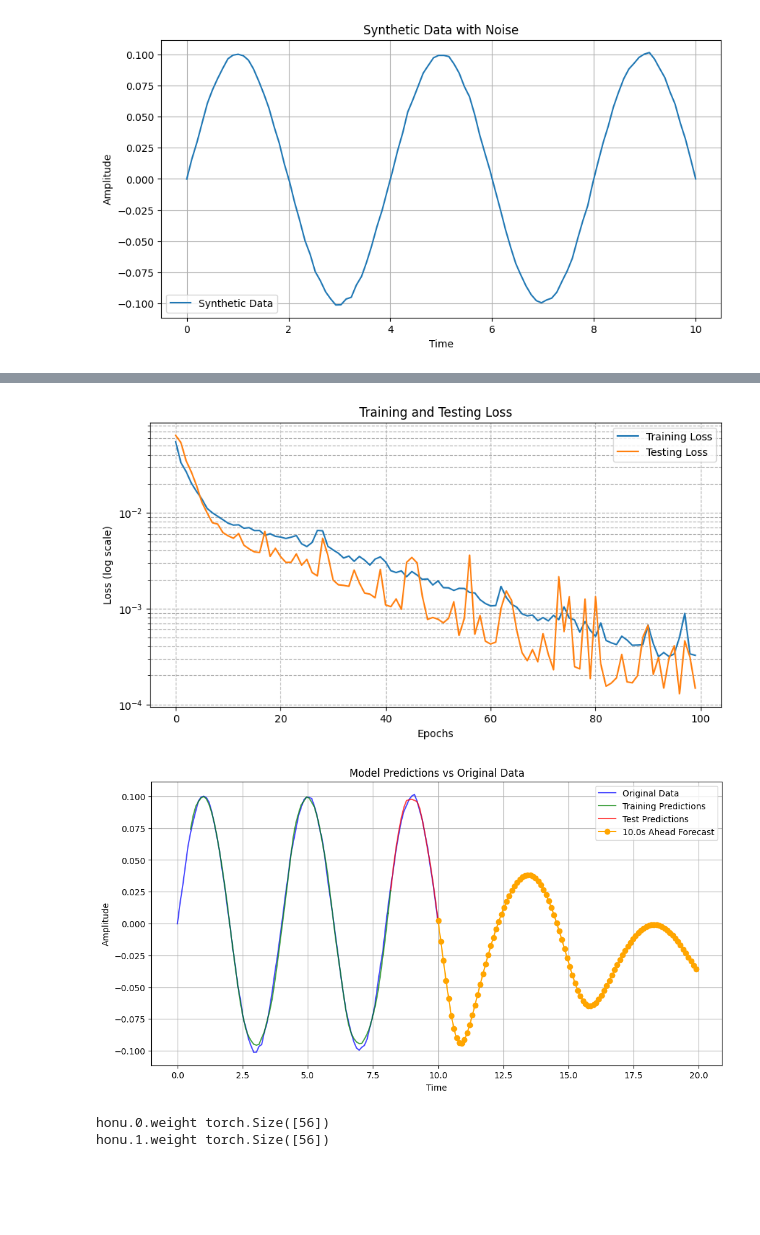
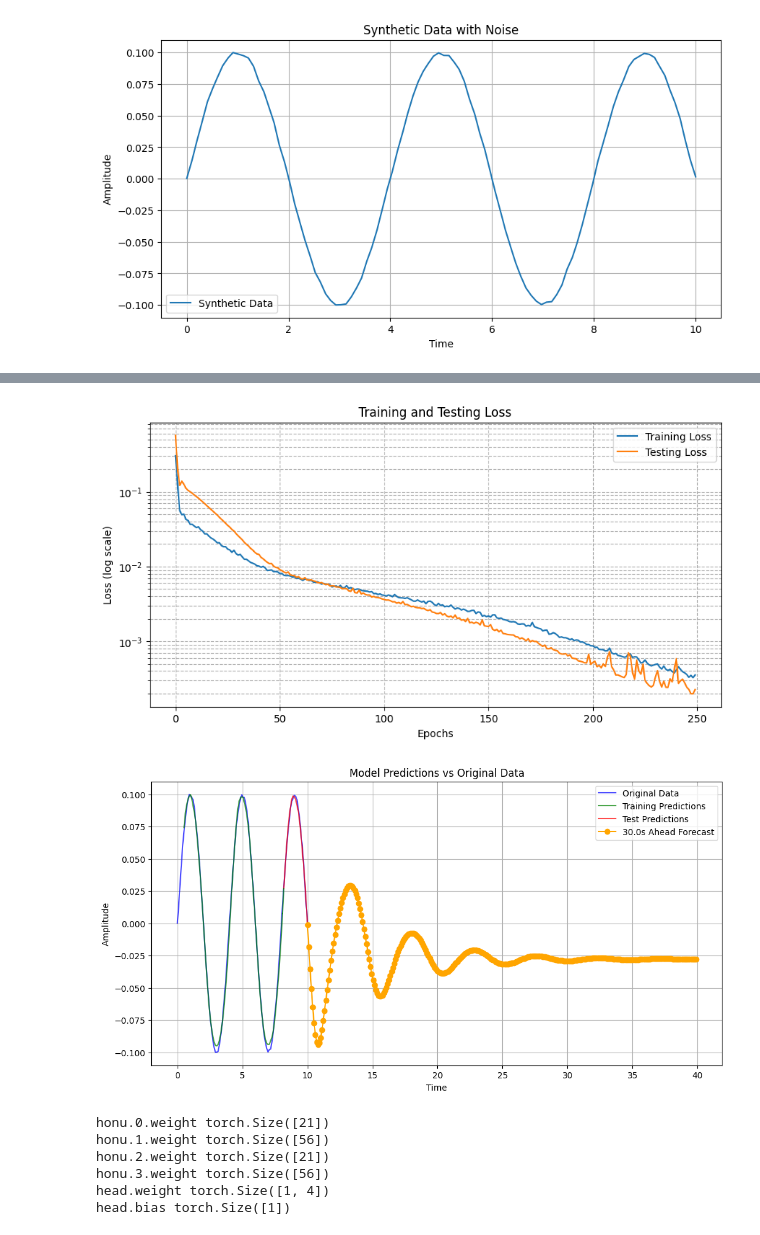
Before and after one commit to carnosi/ghonn_models_pytorch, a Jupyter notebook: 2_playground_honn.ipynb, the cells around one changed output, grey strips where cells are left out. Cells and saved outputs as stored; diff of their text form; code cells hidden in the pictures; blank space fills up the shorter version.

```diff
--- a/2_playground_honn.ipynb
+++ b/2_playground_honn.ipynb
@@ -87,13 +87,13 @@ X_train[2]: [0.89662734 0.85196845 0.79823602 0.72210689 0.64543812], y_train[2]
 # Train the HONU model
 input_shape = X.shape[1]
 output_shape = 1
-output_type = "sum"
-orders = [3]
-layer_size = 2
+output_type = "linear"
+orders = [2, 3]
+layer_size = 4
 
 lr = 0.001
-batch_size = 3
-epochs = 100
+batch_size = 10
+epochs = 250
 
 model = HONN(input_shape, output_shape, layer_size, orders, output_type=output_type)
 optimizer = torch.optim.Adam(model.parameters(), lr=lr)
@@ -161,7 +161,7 @@ plt.legend()
 plt.grid(which="both", ls="--")
 plt.show()
 # %% [output]
-[figure, old version]
+[figure, new version]
 # %%
 # Visualize model predictions
 plt.figure(figsize=(12, 6))
@@ -202,7 +202,7 @@ if len(train_predictions) and len(test_predictions):
 
 # --- Multi‐step forecast beyond end of data (1 second ahead) ---
 dt = t[1] - t[0]
-t_ahead = 10.0
+t_ahead = 30.0
 n_future = int(t_ahead / dt)
 
 # start from last test‐window (normalized)
@@ -211,40 +211,44 @@ future_norm = []
 
 model.eval()
 with torch.no_grad():
     for _ in range(n_future):
         pred = model(window.unsqueeze(0)).squeeze()
         future_norm.append(pred.item())
         window = torch.cat([pred.unsqueeze(0), window[:-1]])
 
 # back to original scale
 future_preds = scaler_y.inverse_transform(
     np.array(future_norm).reshape(-1, 1)
 ).flatten()
 
 # build future time axis (exactly n_future steps)
 future_times = test_time[-1] + np.arange(0, n_future) * dt
 
 
 
 
 plt.plot(future_times, future_preds,
          color="orange", marker="o", label=f"{t_ahead}s Ahead Forecast")
 
 # Plot settings
 plt.title("Model Predictions vs Original Data")
 plt.xlabel("Time")
 plt.ylabel("Amplitude")
 plt.legend()
 plt.grid()
 plt.show()
 # %% [output]
-[figure, old version]
+[figure, new version]
 # %%
 for name, param in model.named_parameters():
     print(name, param.size())
 # %% [output]
-honu.0.weight torch.Size([56])
+honu.0.weight torch.Size([21])
 honu.1.weight torch.Size([56])
+honu.2.weight torch.Size([21])
+honu.3.weight torch.Size([56])
+head.weight torch.Size([1, 4])
+head.bias torch.Size([1])
 # %%
 print(model)
 # %% [output]
```
Also changed, not shown: parts of 6 cells of this notebook, 2 other files.
